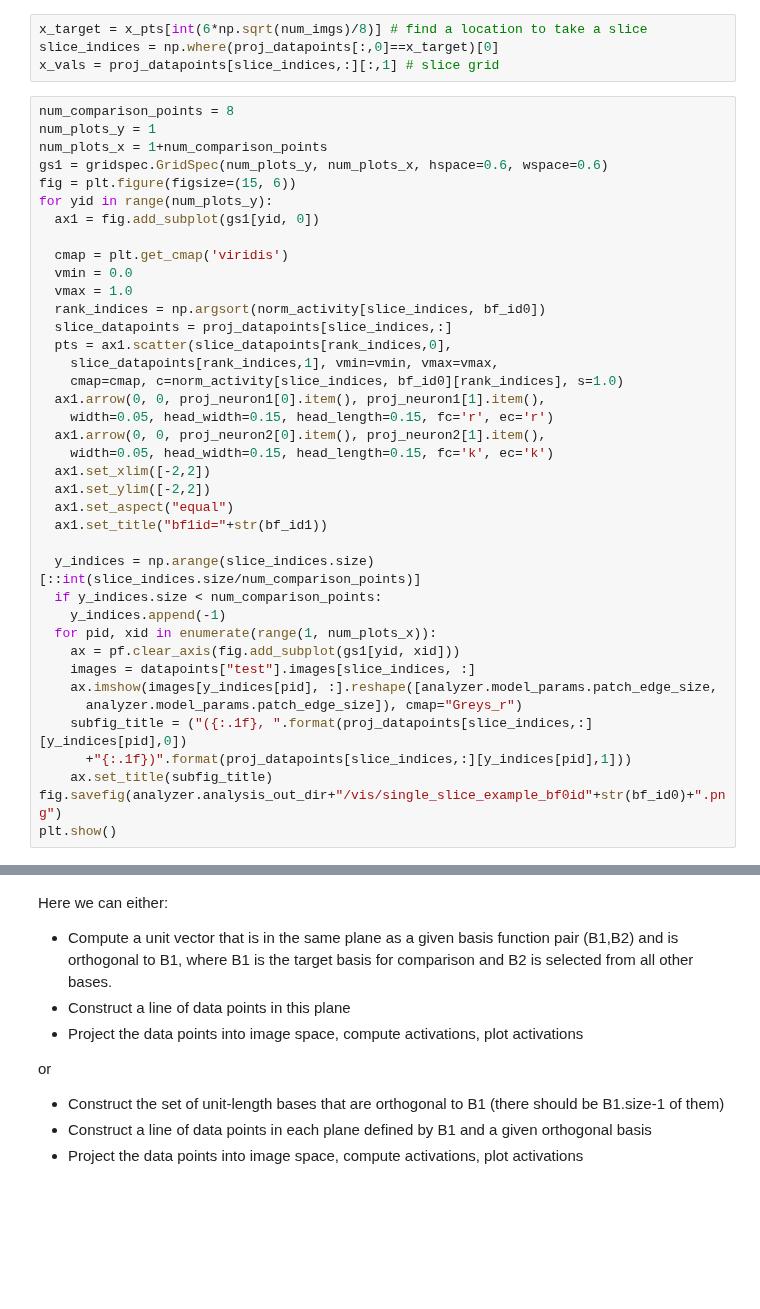
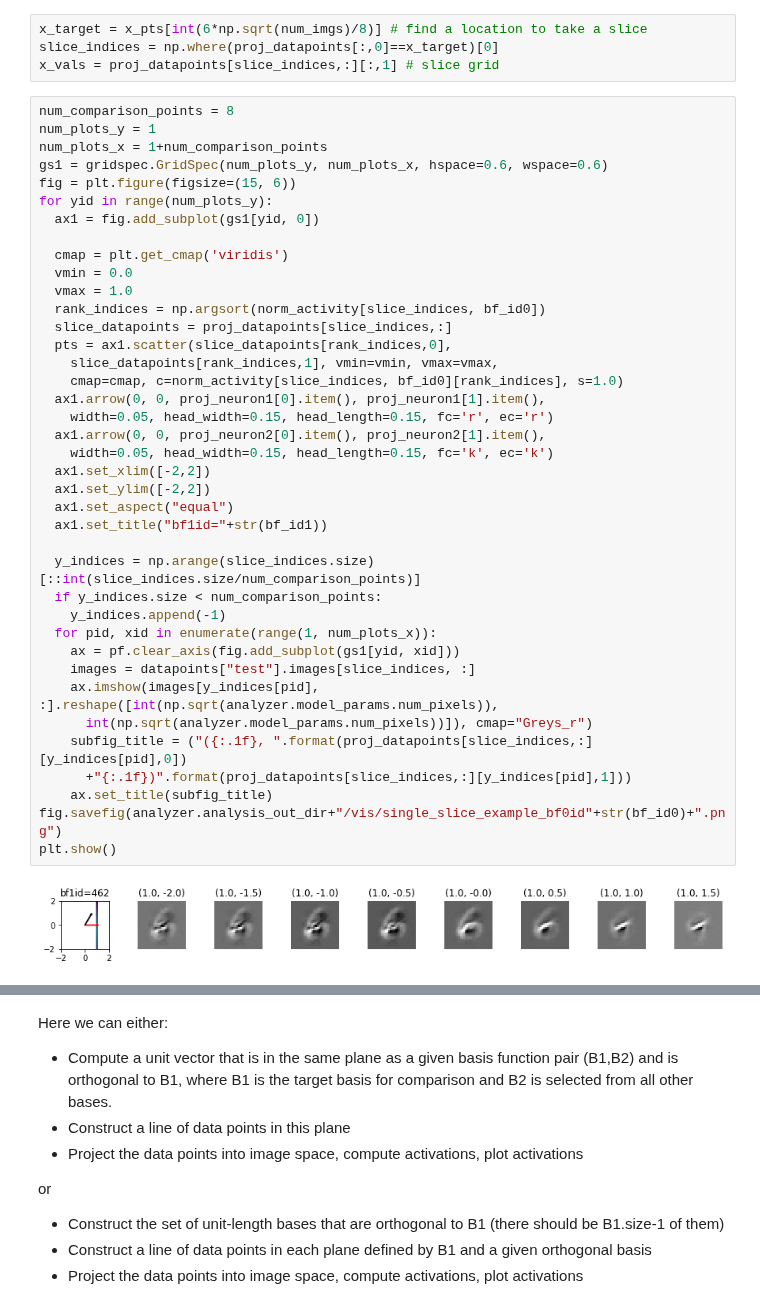
Before and after one commit to dpaiton/DeepSparseCoding, a Jupyter notebook: vis_iso_contours.ipynb, the cells around one changed output, grey strips where cells are left out. Cells and saved outputs as stored; diff of their text form; blank space fills up the shorter version.

```diff
--- a/vis_iso_contours.ipynb
+++ b/vis_iso_contours.ipynb
@@ -523,35 +549,37 @@ for yid in range(num_plots_y):
   ax1 = fig.add_subplot(gs1[yid, 0])
 
   cmap = plt.get_cmap('viridis')
   vmin = 0.0
   vmax = 1.0
   rank_indices = np.argsort(norm_activity[slice_indices, bf_id0])
   slice_datapoints = proj_datapoints[slice_indices,:]
   pts = ax1.scatter(slice_datapoints[rank_indices,0],
     slice_datapoints[rank_indices,1], vmin=vmin, vmax=vmax,
     cmap=cmap, c=norm_activity[slice_indices, bf_id0][rank_indices], s=1.0)
   ax1.arrow(0, 0, proj_neuron1[0].item(), proj_neuron1[1].item(),
     width=0.05, head_width=0.15, head_length=0.15, fc='r', ec='r')
   ax1.arrow(0, 0, proj_neuron2[0].item(), proj_neuron2[1].item(),
     width=0.05, head_width=0.15, head_length=0.15, fc='k', ec='k')
   ax1.set_xlim([-2,2])
   ax1.set_ylim([-2,2])
   ax1.set_aspect("equal")
   ax1.set_title("bf1id="+str(bf_id1))
 
   y_indices = np.arange(slice_indices.size)[::int(slice_indices.size/num_comparison_points)]
   if y_indices.size < num_comparison_points:
     y_indices.append(-1)
   for pid, xid in enumerate(range(1, num_plots_x)):
     ax = pf.clear_axis(fig.add_subplot(gs1[yid, xid]))
     images = datapoints["test"].images[slice_indices, :]
-    ax.imshow(images[y_indices[pid], :].reshape([analyzer.model_params.patch_edge_size,
-      analyzer.model_params.patch_edge_size]), cmap="Greys_r")
+    ax.imshow(images[y_indices[pid], :].reshape([int(np.sqrt(analyzer.model_params.num_pixels)),
+      int(np.sqrt(analyzer.model_params.num_pixels))]), cmap="Greys_r")
     subfig_title = ("({:.1f}, ".format(proj_datapoints[slice_indices,:][y_indices[pid],0])
       +"{:.1f})".format(proj_datapoints[slice_indices,:][y_indices[pid],1]))
     ax.set_title(subfig_title)
 fig.savefig(analyzer.analysis_out_dir+"/vis/single_slice_example_bf0id"+str(bf_id0)+".png")
 plt.show()
+# %% [output]
+[figure, added]
 # %%
 fig, ax = plt.subplots(1,2, figsize=(8,8))
 ax[0].plot(x_vals, norm_activity[slice_indices, bf_id0], color='b', alpha=0.3) # x_vals in the 2-D grid are plotted along the x axis
```
Also changed, not shown: parts of 22 cells of this notebook.
